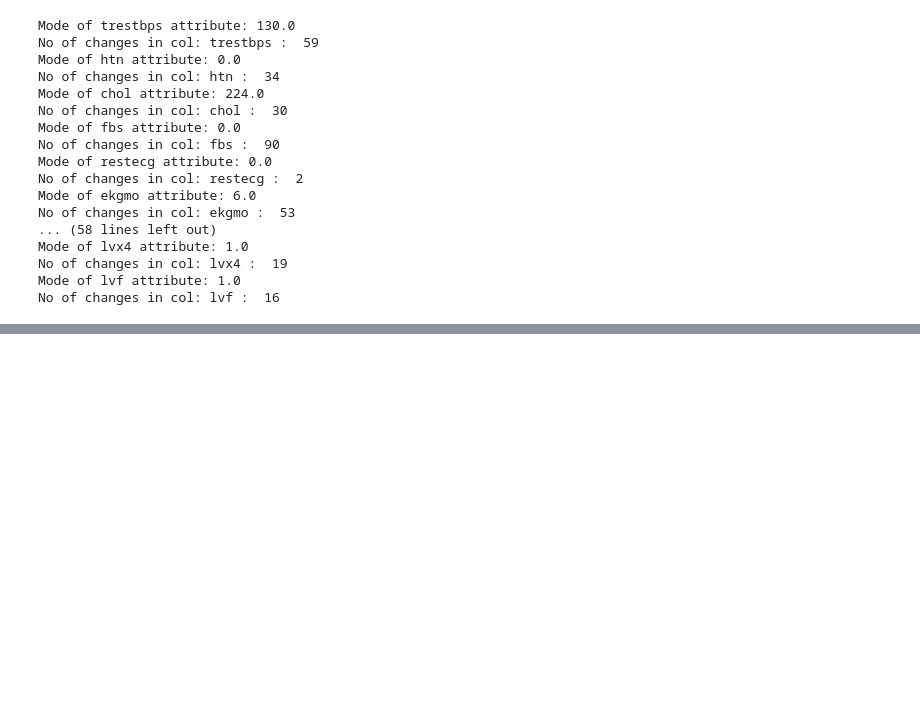
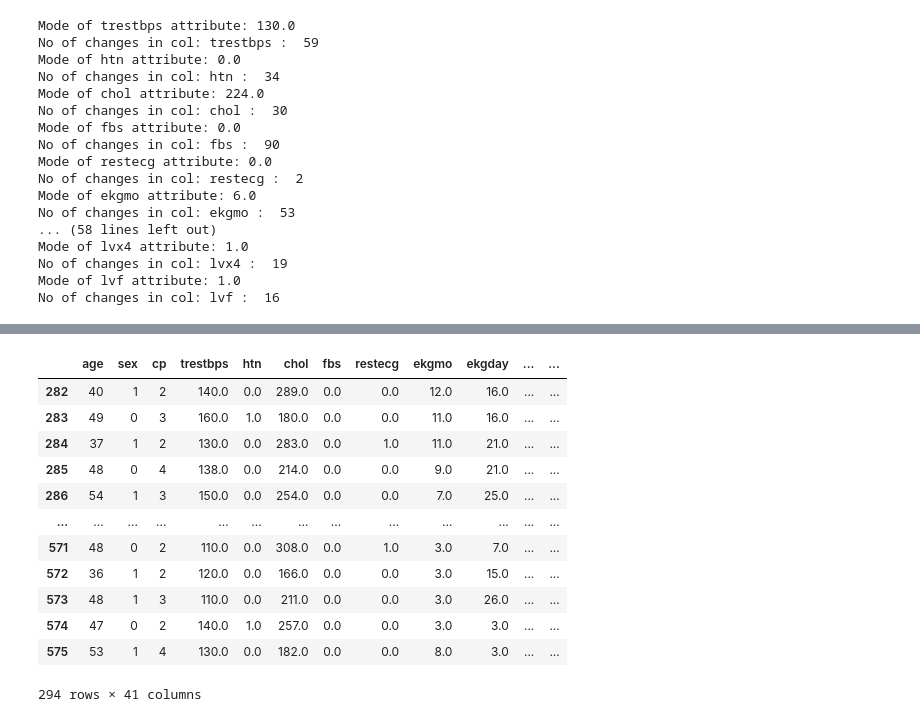
Before and after one commit to Meivenkatkumar/ensembledetection, a Jupyter notebook: data processing/preprocess_complete.ipynb, the cells around one changed output, grey strips where cells are left out. Saved outputs shown, nothing was run; the diff lists cells and outputs as text; code cells hidden in the pictures; blank space fills up the shorter version.

```diff
--- a/data processing/preprocess_complete.ipynb
+++ b/data processing/preprocess_complete.ipynb
@@ -967,0 +1002,16 @@ No of changes in col: lvf :  16
+# %%
+hungarian_data
+# %% [output]
+|  | age | sex | cp | trestbps | htn | chol | fbs | restecg | ekgmo | ekgday | ... | ... |
+| 282 | 40 | 1 | 2 | 140.0 | 0.0 | 289.0 | 0.0 | 0.0 | 12.0 | 16.0 | ... | ... |
+| 283 | 49 | 0 | 3 | 160.0 | 1.0 | 180.0 | 0.0 | 0.0 | 11.0 | 16.0 | ... | ... |
+| 284 | 37 | 1 | 2 | 130.0 | 0.0 | 283.0 | 0.0 | 1.0 | 11.0 | 21.0 | ... | ... |
+| 285 | 48 | 0 | 4 | 138.0 | 0.0 | 214.0 | 0.0 | 0.0 | 9.0 | 21.0 | ... | ... |
+| 286 | 54 | 1 | 3 | 150.0 | 0.0 | 254.0 | 0.0 | 0.0 | 7.0 | 25.0 | ... | ... |
+| ... | ... | ... | ... | ... | ... | ... | ... | ... | ... | ... | ... | ... |
+| 571 | 48 | 0 | 2 | 110.0 | 0.0 | 308.0 | 0.0 | 1.0 | 3.0 | 7.0 | ... | ... |
+| 572 | 36 | 1 | 2 | 120.0 | 0.0 | 166.0 | 0.0 | 0.0 | 3.0 | 15.0 | ... | ... |
+| 573 | 48 | 1 | 3 | 110.0 | 0.0 | 211.0 | 0.0 | 0.0 | 3.0 | 26.0 | ... | ... |
+| 574 | 47 | 0 | 2 | 140.0 | 1.0 | 257.0 | 0.0 | 0.0 | 3.0 | 3.0 | ... | ... |
+| 575 | 53 | 1 | 4 | 130.0 | 0.0 | 182.0 | 0.0 | 0.0 | 8.0 | 3.0 | ... | ... |
+294 rows × 41 columns
```
Also changed, not shown: parts of 9 cells of this notebook, 16 other files.
